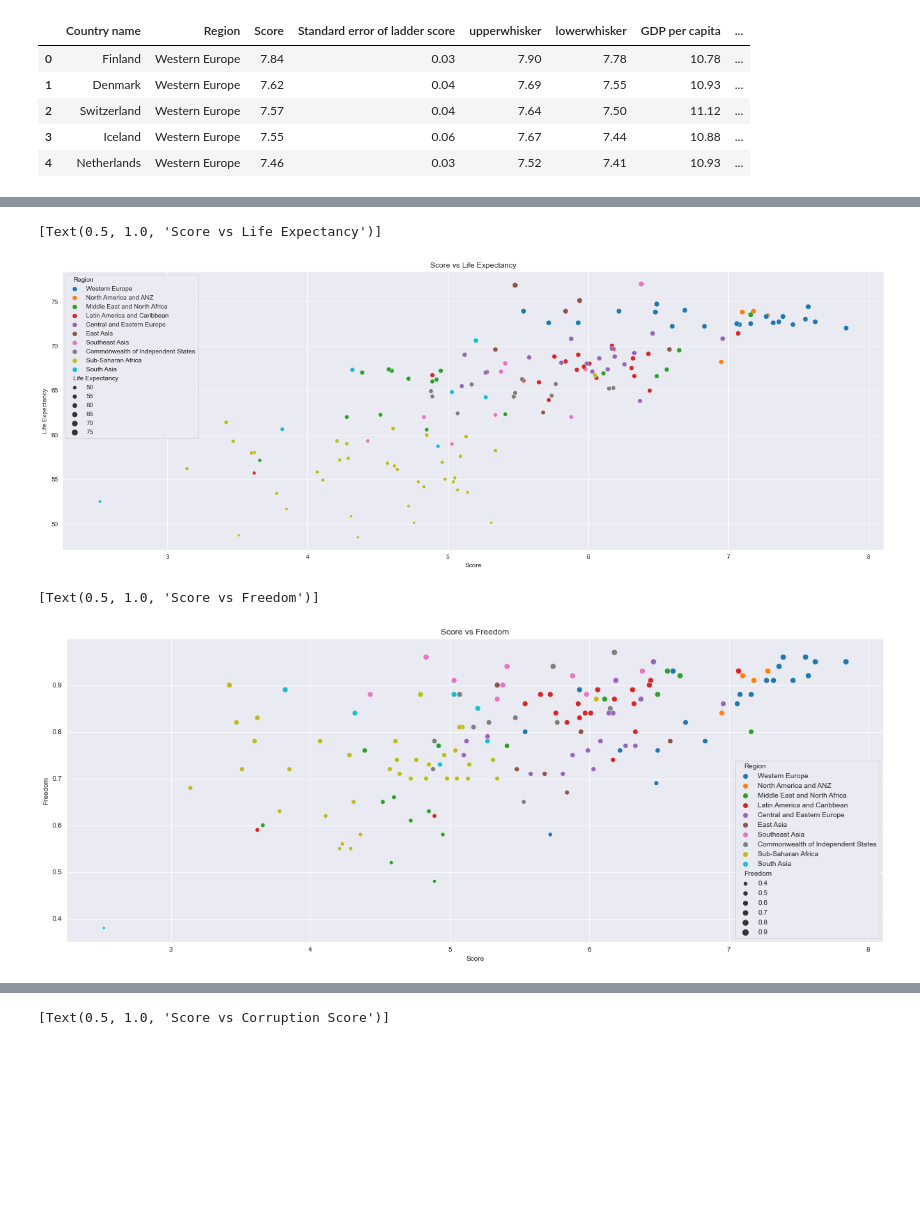
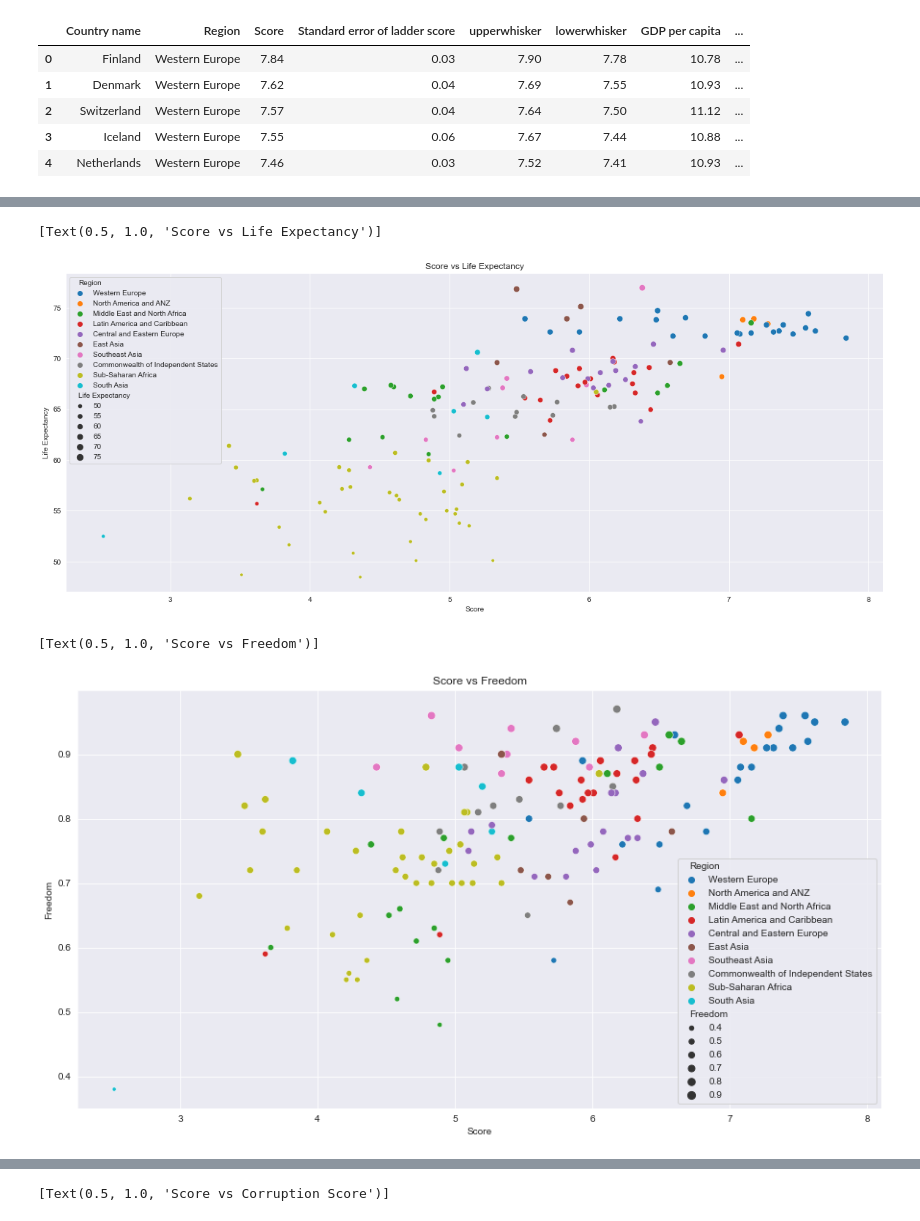
Before and after one commit to EdwinVargas22/World-Happiness-2021, a Jupyter notebook: Data_Analysis.ipynb, the cells around one changed output, grey strips where cells are left out. Drawn from its saved outputs; the diff is of its cells as text; code cells hidden in the pictures; blank space fills up the shorter version.

```diff
--- a/Data_Analysis.ipynb
+++ b/Data_Analysis.ipynb
@@ -117,29 +117,29 @@ sns.scatterplot(data=dataset_modified, x='Score', y='Social Support', hue='Regio
 # %%
 # Scatter plot of Score vs Life Expectancy
 
 fig = plt.gcf()
 
-fig.set_size_inches(23, 8)
+fig.set_size_inches(20, 8)
 
 sns.set_style("darkgrid")
 
 sns.scatterplot(data=dataset_modified, x='Score', y='Life Expectancy', hue='Region', size='Life Expectancy').set(title='Score vs Life Expectancy')
 # %% [output]
 [Text(0.5, 1.0, 'Score vs Life Expectancy')]
-[figure, old version]
+[figure, new version]
 # %%
 # Scatter plot of Score vs Freedom
 
 fig = plt.gcf()
 
-fig.set_size_inches(21, 8)
+fig.set_size_inches(15, 8)
 
 sns.set_style("darkgrid")
 
 sns.scatterplot(data=dataset_modified, x='Score', y='Freedom', hue='Region', size='Freedom').set(title='Score vs Freedom')
 # %% [output]
 [Text(0.5, 1.0, 'Score vs Freedom')]
-[figure, old version]
+[figure, new version]
 # %%
 # Scatter plot of Score vs Generosity
 
```
Also changed, not shown: parts of 3 cells of this notebook.
